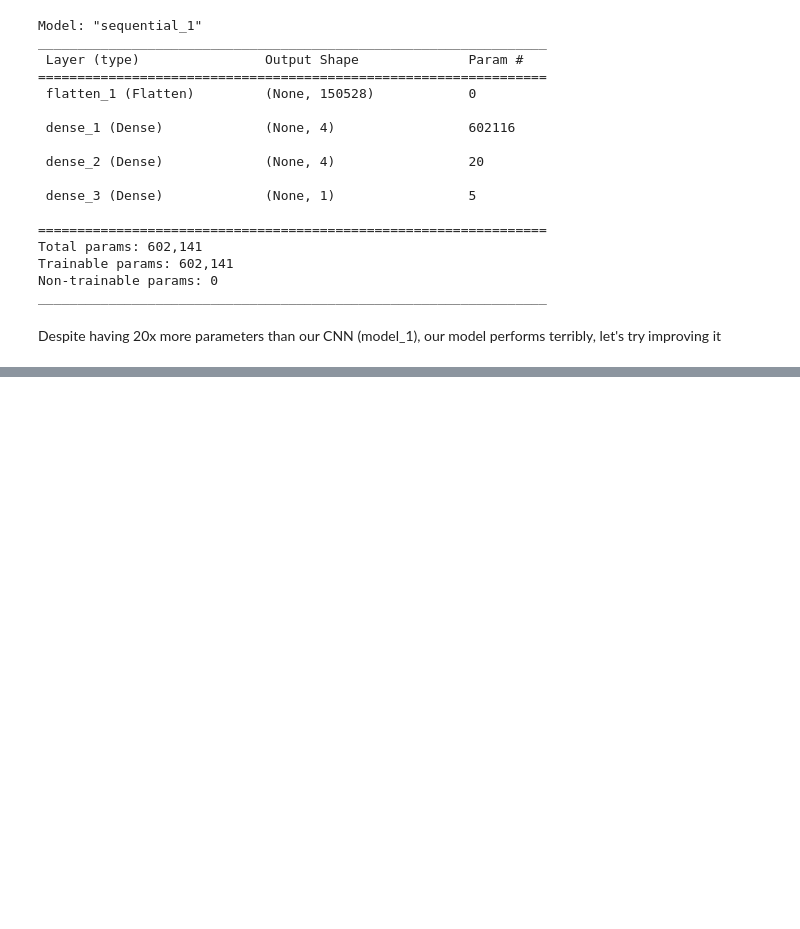
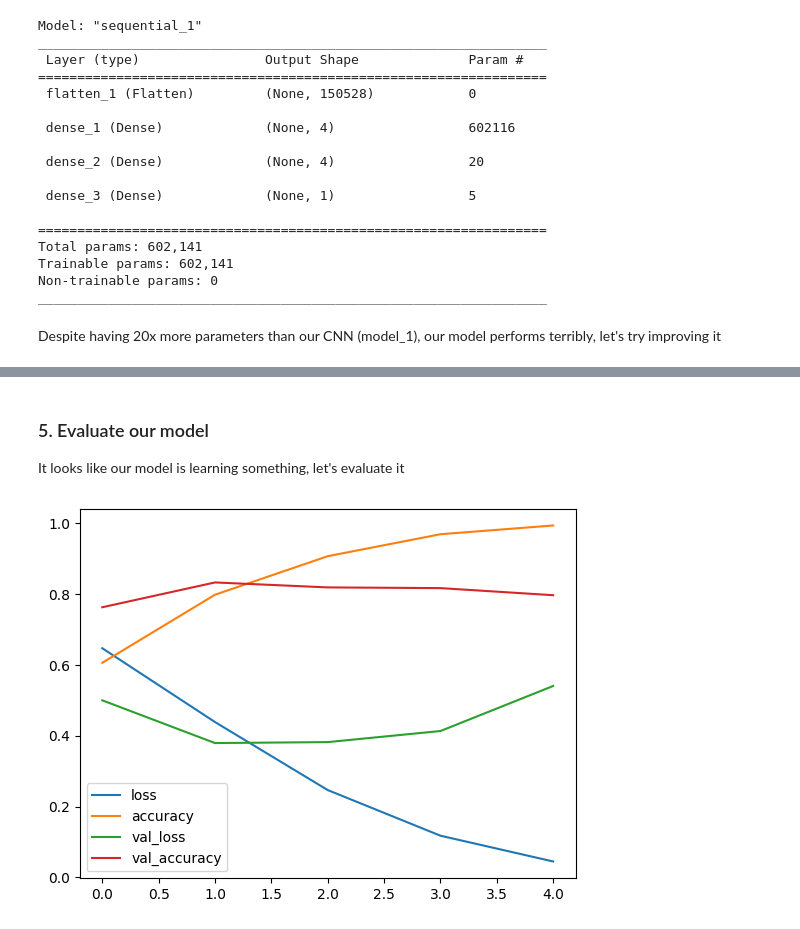
Before and after one commit to pformela/ztm-tensorflow, a Jupyter notebook: 04-computer-vision-and-cnn/04_computer_vision_and_convolutional_neural_networks_in_tensorflow.ipynb, the cells around one changed output, grey strips where cells are left out. Drawn from its saved outputs; the diff is of its cells as text; code cells hidden in the pictures; blank space fills up the shorter version.

```diff
--- a/04-computer-vision-and-cnn/04_computer_vision_and_convolutional_neural_networks_in_tensorflow.ipynb
+++ b/04-computer-vision-and-cnn/04_computer_vision_and_convolutional_neural_networks_in_tensorflow.ipynb
@@ -372,0 +485,19 @@ _________________________________________________________________
+# %%
+# Create the model (this will be our baseline, a three layer cnn)
+model_4 = Sequential([
+    Conv2D(filters=10, # filters is the number of sliding windows going across an input (higher = more complex model)
+           kernel_size=3, # size of the sliding window going across the input
+           strides=1, # size of the step the sliding window takes across the input
+           padding="valid", # valid = losses information on edges, "same" - leaves the margin
+           activation="relu",
+           input_shape=(224, 224, 3)), # input layer shape
+    Conv2D(10, 3, activation="relu"),
+    Conv2D(10, 3, activation="relu"),
+    Flatten(),
+    Dense(1, activation="sigmoid") # output layer
+])
+# %%
+# Compile the model
+model_4.compile(loss="binary_crossentropy",
+                optimizer=Adam(),
+                metrics=["accuracy"])
@@ -372,0 +534,7 @@ _________________________________________________________________
+# %%
+#  fit the model
+history_4 = model_4.fit(train_data,
+                        epochs=5,
+                        steps_per_epoch=len(train_data),
+                        validation_data=test_data,
+                        validation_steps=len(test_data))
@@ -372,0 +552,13 @@ _________________________________________________________________
+# %% [markdown]
+### 5. Evaluate our model
+
+It looks like our model is learning something, let's evaluate it
+# %%
+import matplotlib.pyplot as plt
+import pandas as pd
+
+# Plot loss curve
+pd.DataFrame(history_4.history).plot()
+plt.legend();
+# %% [output]
+[figure, added]
```
Also changed, not shown: parts of 44 cells of this notebook.
